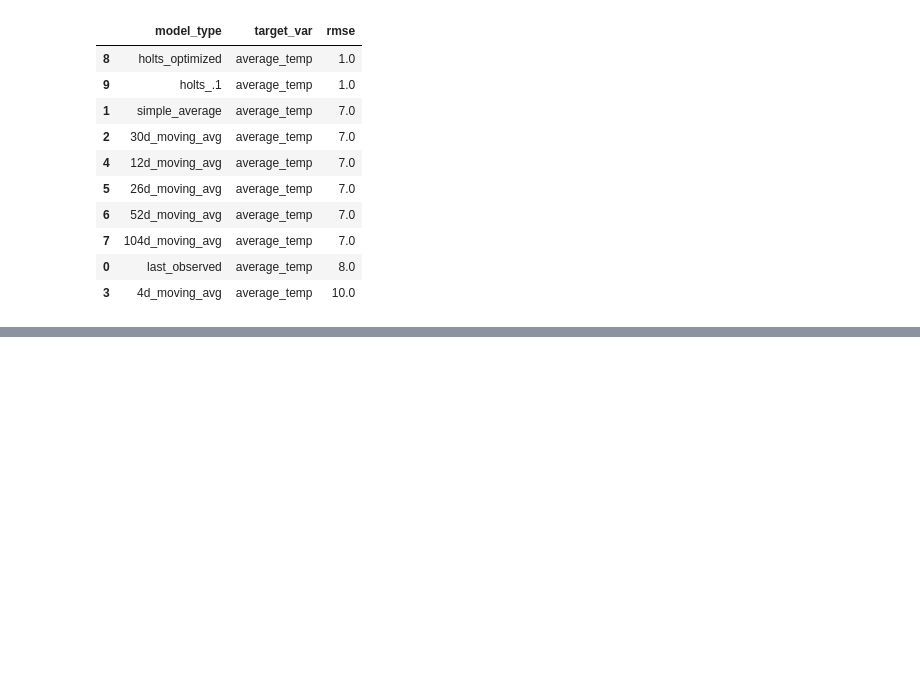
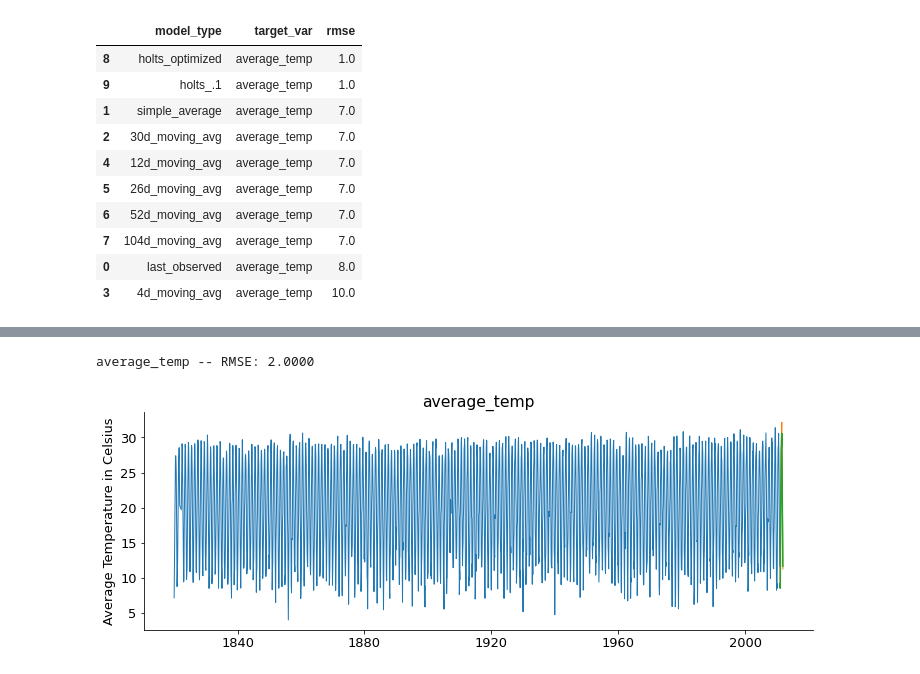
Before and after one commit to carlgriffin57/time-series-exercises, a Jupyter notebook: time-series-mini-project.ipynb, the cells around one changed output, grey strips where cells are left out. Saved outputs shown, nothing was run; the diff lists cells and outputs as text; code cells hidden in the pictures; blank space fills up the shorter version.

```diff
--- a/time-series-mini-project.ipynb
+++ b/time-series-mini-project.ipynb
@@ -506,0 +594,7 @@ eval_df.sort_values(by='rmse')
+# %%
+plot_and_eval('average_temp')
+eval_df = append_eval_df(model_type = "previous_year",
+                            target_var = 'average_temp')
+# %% [output]
+average_temp -- RMSE: 2.0000
+[figure, added]
```
Also changed, not shown: parts of 29 cells of this notebook.
